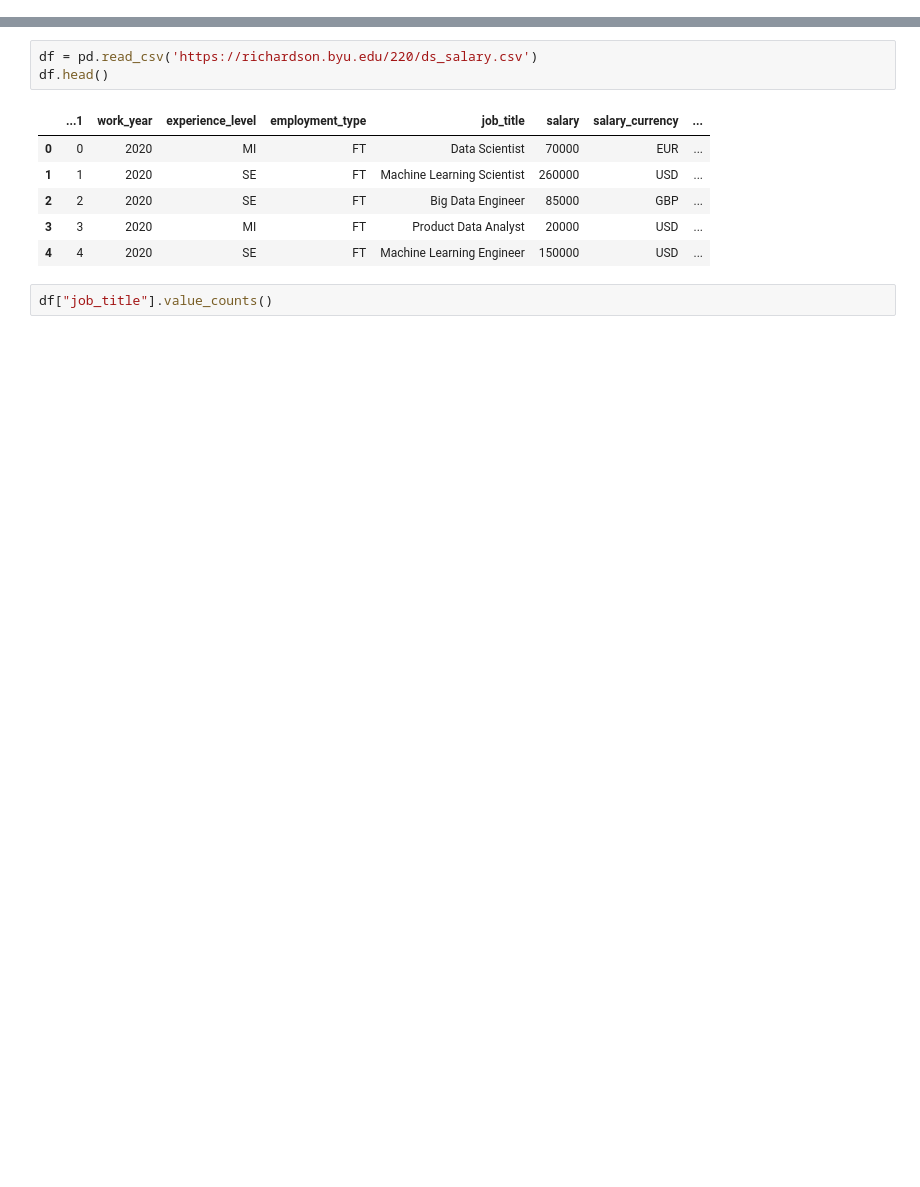
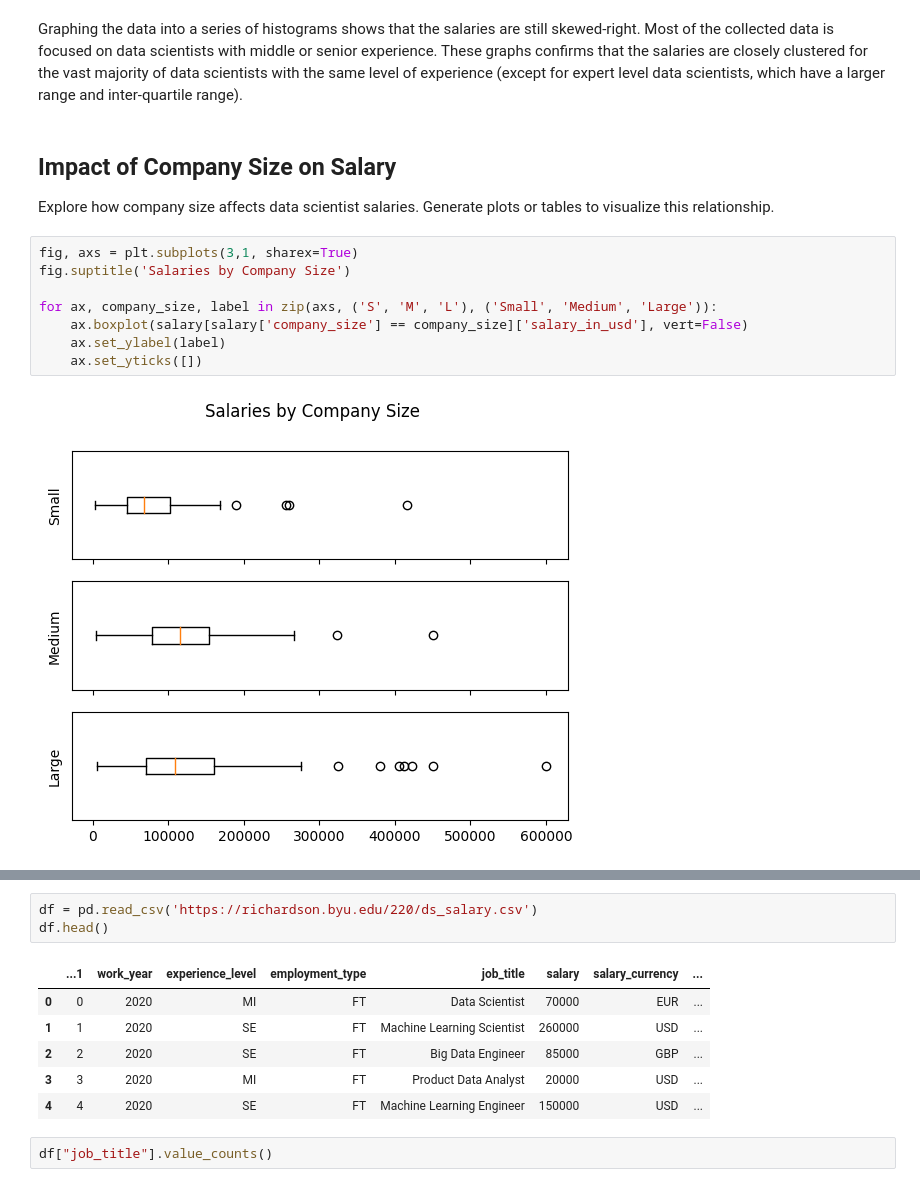
Before and after one commit to stat220/stat220-f2024-lab-1-Lab_1, a Jupyter notebook: lab-1-report.ipynb, the cells around one changed output, grey strips where cells are left out. Drawn from its saved outputs; the diff is of its cells as text; blank space fills up the shorter version.

```diff
--- a/lab-1-report.ipynb
+++ b/lab-1-report.ipynb
@@ -6,0 +80,18 @@ import pandas as pd
+# %% [markdown]
+Graphing the data into a series of histograms shows that the salaries are still skewed-right.
+Most of the collected data is focused on data scientists with middle or senior experience.
+These graphs confirms that the salaries are closely clustered for the vast majority of data scientists with the same level of experience (except for expert level data scientists, which have a larger range and inter-quartile range).
+# %% [markdown]
+## Impact of Company Size on Salary
+
+Explore how company size affects data scientist salaries. Generate plots or tables to visualize this relationship.
+# %%
+fig, axs = plt.subplots(3,1, sharex=True)
+fig.suptitle('Salaries by Company Size')
+
+for ax, company_size, label in zip(axs, ('S', 'M', 'L'), ('Small', 'Medium', 'Large')):
+    ax.boxplot(salary[salary['company_size'] == company_size]['salary_in_usd'], vert=False)
+    ax.set_ylabel(label)
+    ax.set_yticks([])
+# %% [output]
+[figure, added]
```
Also changed, not shown: parts of 21 cells of this notebook, 1 other file.
